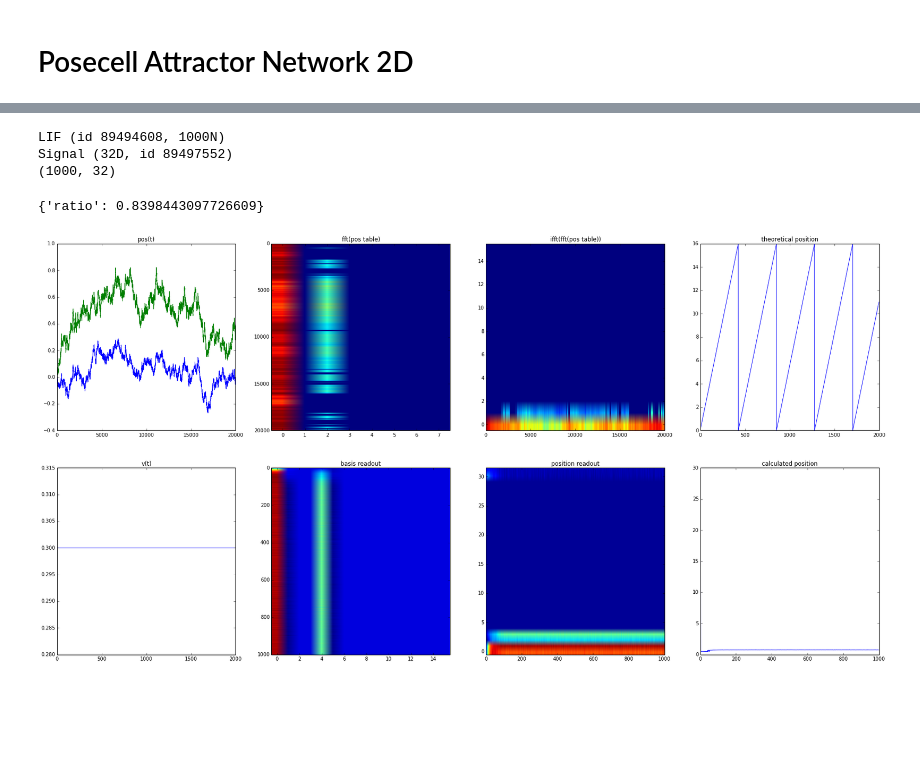
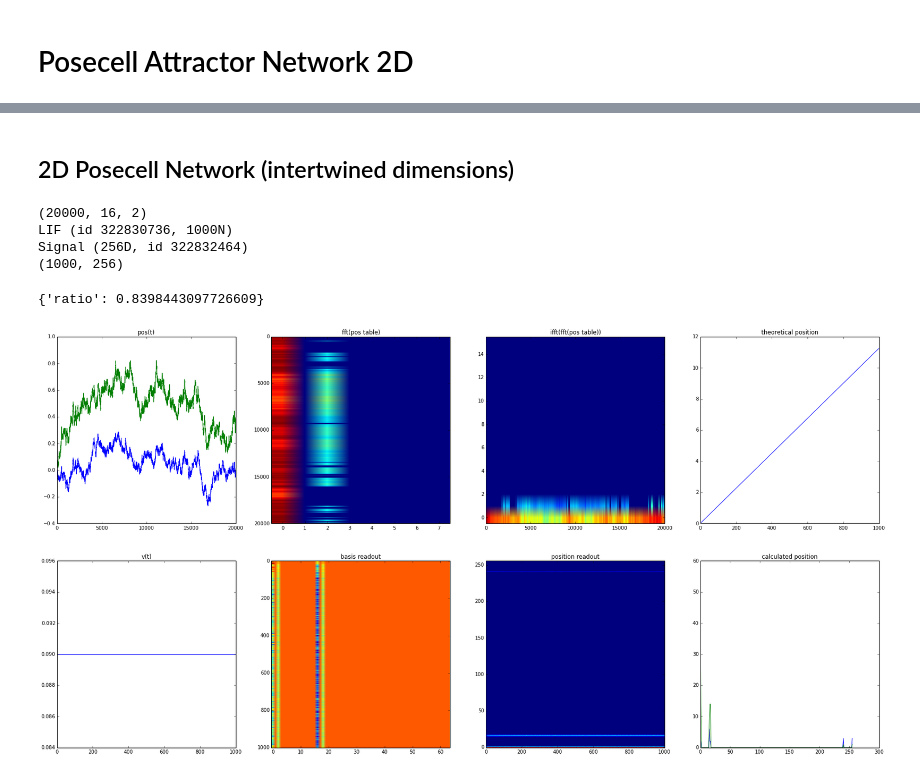
Before and after one commit to bjkomer/ipython-notebooks, a Jupyter notebook: Posecell_Attractor_Network_2D.ipynb, the cells around one changed output, grey strips where cells are left out. Drawn from its saved outputs; the diff is of its cells as text; code cells hidden in the pictures; blank space fills up the shorter version.

```diff
--- a/Posecell_Attractor_Network_2D.ipynb
+++ b/Posecell_Attractor_Network_2D.ipynb
@@ -163,3 +603,23 @@ def plot_output( data_positions_real, data_basis, pos_table, v, basis_readout, p
+# %%
+position_data1 = np.ones(clamp_steps) * 0.2
+position_data1 = np.cumsum(position_data1)
+
+position_data2 = np.ones(clamp_steps) * 0.4
+position_data2 = np.cumsum(position_data2)
+
+position_data1 = scipy.signal.lfilter(np.ones(64)/256.0, [1], position_data1)
+position_data2 = scipy.signal.lfilter(np.ones(64)/256.0, [1], position_data2)
+
+direction_data = np.ones((clamp_steps, 1, 2)) * 0.3
+
+fill_pos = np.zeros( clamp_steps, dtype='bool' )
+
+injected_data = build_table( (position_data1,), fill_pos=fill_pos )
+
+posecells.test_model( direction_data, None,b_ratio=1 )
+posecells.plot_results_2d()
+# %% [markdown]
+## 2D Posecell Network (intertwined dimensions)
 # %%
 class PosecellNetwork():
 
@@ -177,9 +637,9 @@ class PosecellNetwork():
 
     def train_model( self ):
         # 1: create signals
-        self.basis_signal = Signal(self.N_BASIS * 2 * self.N_DIMENSIONS, dtype='float')
-        self.position_signal = Signal(self.N_POSITIONS * self.N_DIMENSIONS, dtype='float')
-        self.direction_signal = Signal(self.N_DIMENSIONS, dtype='float')
+        self.basis_signal = Signal( ( self.N_BASIS * 2 ) ** self.N_DIMENSIONS, dtype='float')
+        self.position_signal = Signal(self.N_POSITIONS ** self.N_DIMENSIONS, dtype='float')
+        self.direction_signal = Signal( 1 ** self.N_DIMENSIONS, dtype='float')
 
         # 2: create neurons
         self.basis_neurons = LIF(self.N_NEURONS)
@@ -238,7 +698,7 @@ class PosecellNetwork():
                             dt=self.clamp_dt)
         self.clamp_basis_out = Clamp(np.asarray(self.data_basis_next), dt=self.clamp_dt)
         self.clamp_positions = Clamp(np.asarray(self.data_positions_table), dt=self.clamp_dt)
-
+        print(self.data_positions_table.shape)
         # 4.4: Run simulator
         training_model = SimModel()
         #nl_readout = training_model.signal(N_NEURONS)
@@ -335,7 +795,7 @@ class PosecellNetwork():
         self.test_sim = Simulator(self.testing_model)
         self.test_sim.run_steps( steps )
 
-        self.calculated_position = get_position( self.test_sim.probe_data(self.tp_posit).T, precise=True )
+        self.calculated_position = get_position_2d( self.test_sim.probe_data(self.tp_posit).T, precise=True )
         self.theoretical_position = (np.cumsum(self.test_sim.probe_data(self.tp_dir).ravel()) *(32.0/256.0)) % self.N_POSITIONS
 
     def discrepancy( self, ratio, direction_data, injected_data, steps=1000 ):
@@ -445,9 +905,10 @@ class PosecellNetwork():
 
 posecells = PosecellNetwork()
 # %% [output]
-LIF (id 89494608, 1000N)
-Signal (32D, id 89497552)
-(1000, 32)
+(20000, 16, 2)
+LIF (id 322830736, 1000N)
+Signal (256D, id 322832464)
+(1000, 256)
 # %%
 from hyperopt import fmin, tpe, hp
 
@@ -461,24 +922,24 @@ print best
 # %%
 position_data1 = np.ones(clamp_steps) * 0.2
 position_data1 = np.cumsum(position_data1)
 
 position_data2 = np.ones(clamp_steps) * 0.4
 position_data2 = np.cumsum(position_data2)
 
 position_data1 = scipy.signal.lfilter(np.ones(64)/256.0, [1], position_data1)
 position_data2 = scipy.signal.lfilter(np.ones(64)/256.0, [1], position_data2)
 
-direction_data = np.ones((clamp_steps, 2)) * 0.3
+direction_data = np.ones((clamp_steps, 1, 2)) * 0.3
 
 fill_pos = np.zeros( clamp_steps, dtype='bool' )
 #fill_pos[0:600] = True
 
 injected_data = build_table( (position_data1,), fill_pos=fill_pos )
 
 #posecells.test_model( direction_data, ( position_data1, position_data2 ),b_ratio=0.8430419270715221 )
 #posecells.test_model( direction_data, None,b_ratio=0.8430419270715221 )
 #posecells.test_model( direction_data, None,b_ratio=0.8464114914146456 )
 posecells.test_model( direction_data, None,b_ratio=1 )
 posecells.plot_results_2d()
 # %% [output]
-[figure, old version]
+[figure, new version]
```
Also changed, not shown: parts of 3 cells of this notebook.
